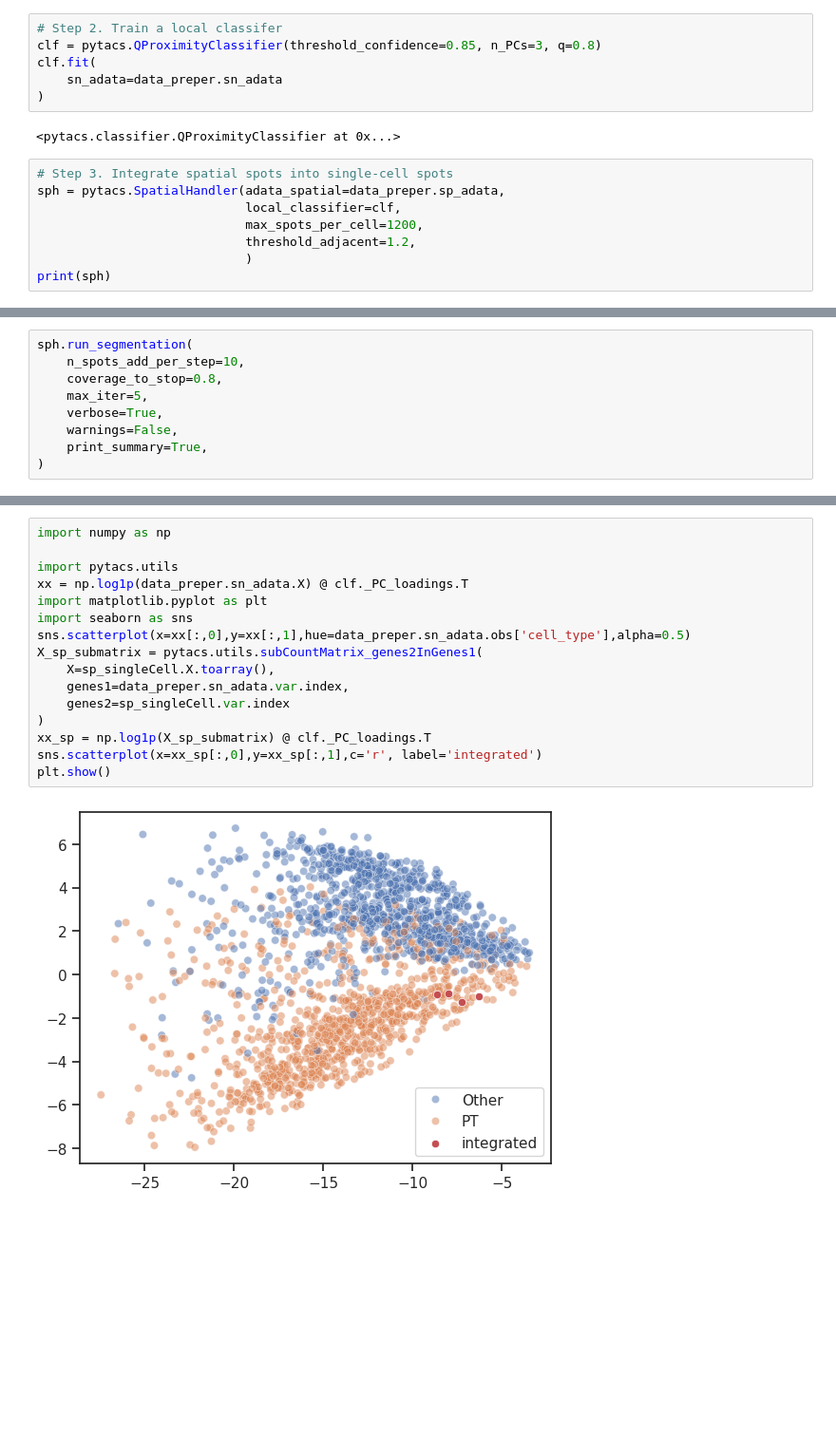
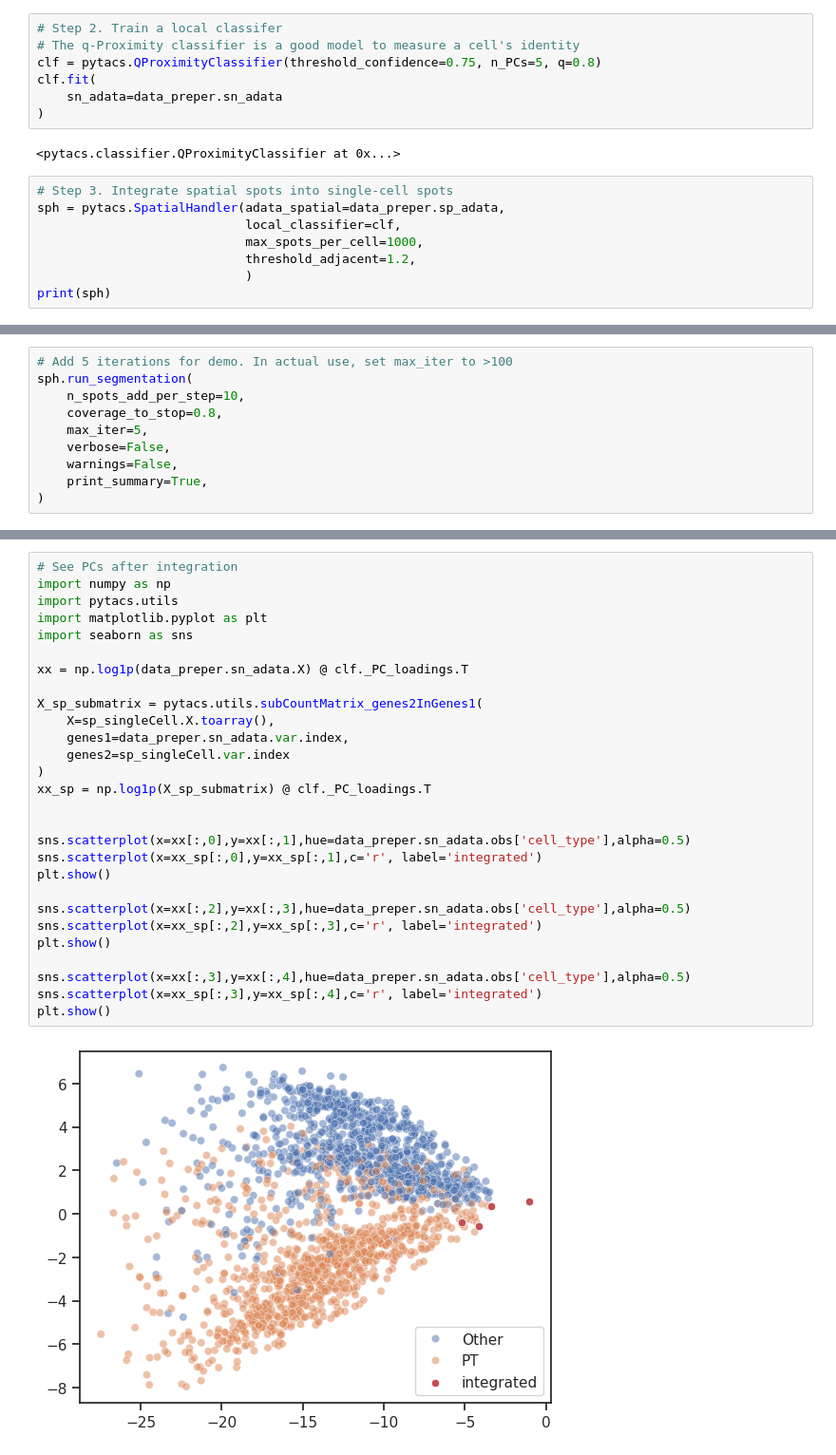
Before and after one commit to LIU-Xnd/pytacs, a Jupyter notebook: demo.ipynb, the cells around one changed output, grey strips where cells are left out. Shown at 95% size. Saved outputs shown, nothing was run; the diff lists cells and outputs as text; blank space fills up the shorter version.

Commit message:
v1.1.0 (beta) - Update demo. Fix bug normalize with zero sum. Improve plot newIds legends.

```diff
--- a/demo.ipynb
+++ b/demo.ipynb
@@ -27,6 +27,7 @@ print(data_preper)
 # %%
 # Step 2. Train a local classifer
-clf = pytacs.QProximityClassifier(threshold_confidence=0.85, n_PCs=3, q=0.8)
+# The q-Proximity classifier is a good model to measure a cell's identity
+clf = pytacs.QProximityClassifier(threshold_confidence=0.75, n_PCs=5, q=0.8)
 clf.fit(
     sn_adata=data_preper.sn_adata
 )
@@ -36,7 +37,7 @@ clf.fit(
 # Step 3. Integrate spatial spots into single-cell spots
 sph = pytacs.SpatialHandler(adata_spatial=data_preper.sp_adata,
                             local_classifier=clf,
-                            max_spots_per_cell=1200,
+                            max_spots_per_cell=1000,
                             threshold_adjacent=1.2,
                             )
 print(sph)
@@ -56,11 +57,12 @@ print(sph)
     + AnnData: _UNDEFINED
 --- --- --- --- --- ---
 # %%
+# Add 5 iterations for demo. In actual use, set max_iter to >100
 sph.run_segmentation(
     n_spots_add_per_step=10,
     coverage_to_stop=0.8,
     max_iter=5,
-    verbose=True,
+    verbose=False,
     warnings=False,
     print_summary=True,
 )
@@ -114,18 +113,30 @@ AnnData object with n_obs × n_vars = 4 × 5227
 # %%
+# See PCs after integration
 import numpy as np
-
 import pytacs.utils
-xx = np.log1p(data_preper.sn_adata.X) @ clf._PC_loadings.T
 import matplotlib.pyplot as plt
 import seaborn as sns
-sns.scatterplot(x=xx[:,0],y=xx[:,1],hue=data_preper.sn_adata.obs['cell_type'],alpha=0.5)
+
+xx = np.log1p(data_preper.sn_adata.X) @ clf._PC_loadings.T
+
 X_sp_submatrix = pytacs.utils.subCountMatrix_genes2InGenes1(
     X=sp_singleCell.X.toarray(),
     genes1=data_preper.sn_adata.var.index,
     genes2=sp_singleCell.var.index
 )
 xx_sp = np.log1p(X_sp_submatrix) @ clf._PC_loadings.T
+
+
+sns.scatterplot(x=xx[:,0],y=xx[:,1],hue=data_preper.sn_adata.obs['cell_type'],alpha=0.5)
 sns.scatterplot(x=xx_sp[:,0],y=xx_sp[:,1],c='r', label='integrated')
 plt.show()
+
+sns.scatterplot(x=xx[:,2],y=xx[:,3],hue=data_preper.sn_adata.obs['cell_type'],alpha=0.5)
+sns.scatterplot(x=xx_sp[:,2],y=xx_sp[:,3],c='r', label='integrated')
+plt.show()
+
+sns.scatterplot(x=xx[:,3],y=xx[:,4],hue=data_preper.sn_adata.obs['cell_type'],alpha=0.5)
+sns.scatterplot(x=xx_sp[:,3],y=xx_sp[:,4],c='r', label='integrated')
+plt.show()
 # %% [output]
-[figure, old version]
+[figure, new version]
```
Also changed, not shown: parts of 20 cells of this notebook, 2 other files.
